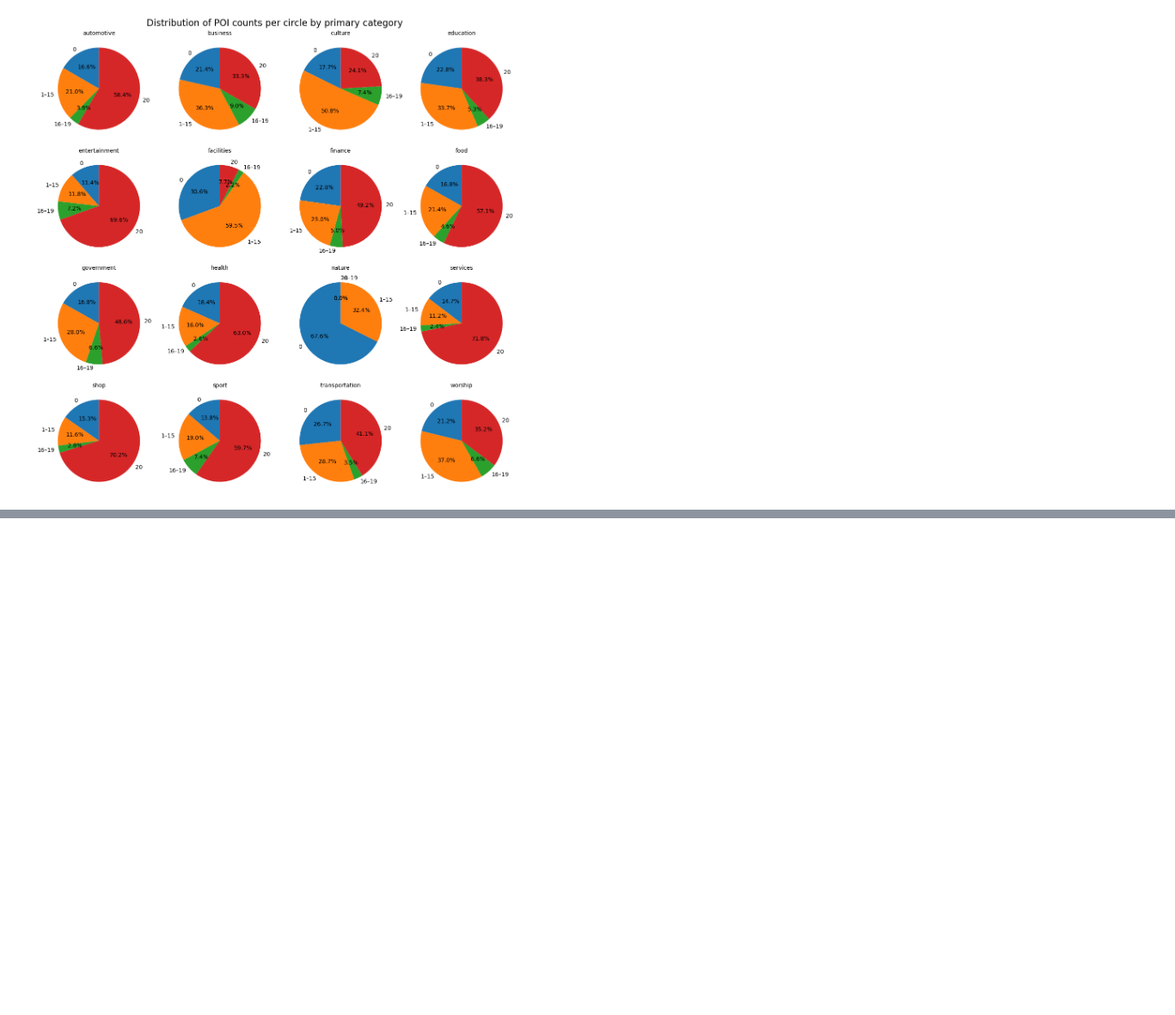
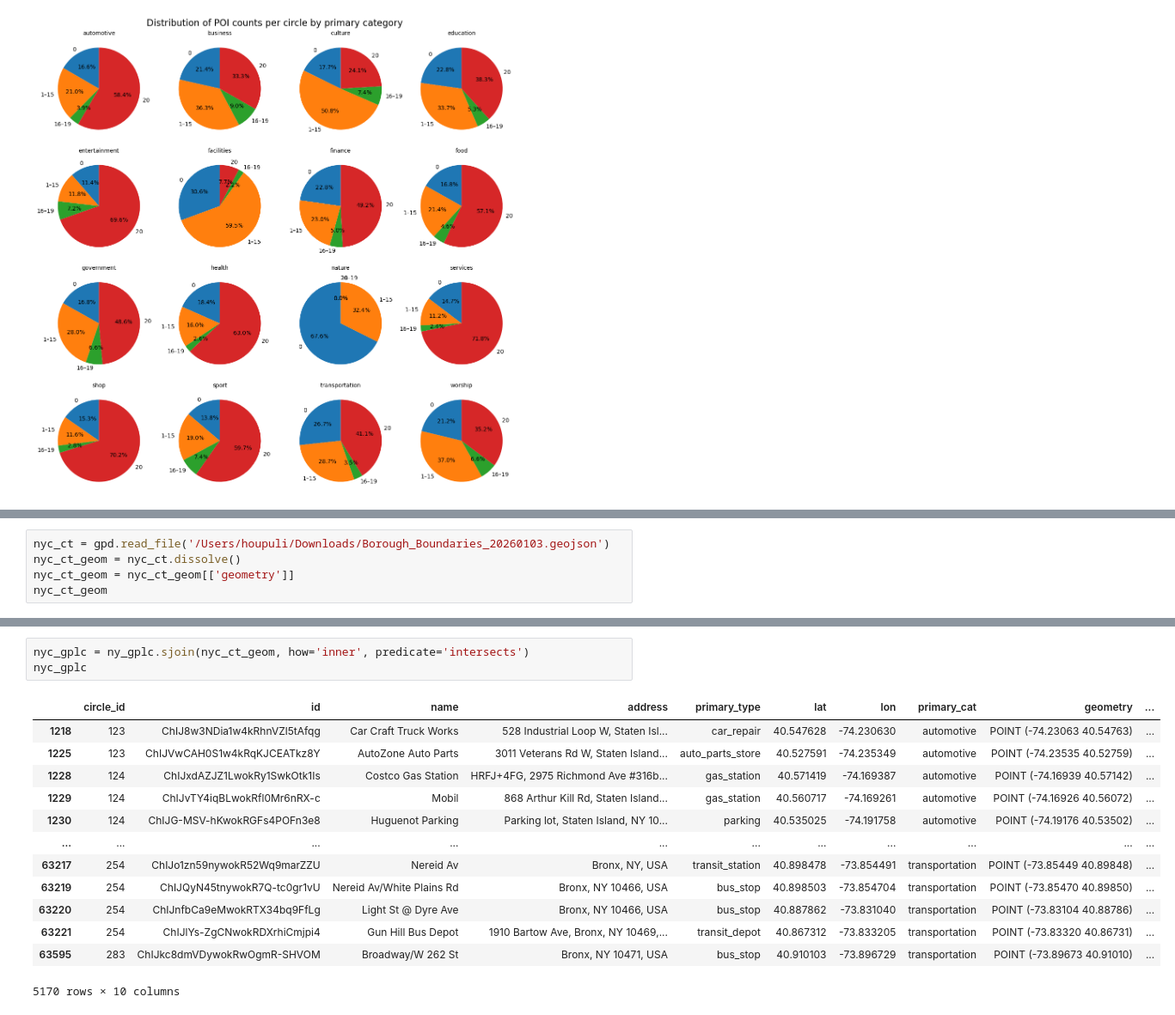
Before and after one commit to HOUPU1993/POI-study, a Jupyter notebook: POI_study.ipynb, the cells around one changed output, grey strips where cells are left out. Shown at 86% size. Drawn from its saved outputs; the diff is of its cells as text; blank space fills up the shorter version.

```diff
--- a/POI_study.ipynb
+++ b/POI_study.ipynb
@@ -4323,0 +4345,5 @@ thresholds
+# %%
+nyc_ct = gpd.read_file('/Users/houpuli/Downloads/Borough_Boundaries_20260103.geojson')
+nyc_ct_geom = nyc_ct.dissolve()
+nyc_ct_geom = nyc_ct_geom[['geometry']]
+nyc_ct_geom
@@ -4323,0 +4369,17 @@ thresholds
+# %%
+nyc_gplc = ny_gplc.sjoin(nyc_ct_geom, how='inner', predicate='intersects')
+nyc_gplc
+# %% [output]
+|  | circle_id | id | name | address | primary_type | lat | lon | primary_cat | geometry | ... |
+| 1218 | 123 | ChIJ8w3NDia1w4kRhnVZl5tAfqg | Car Craft Truck Works | 528 Industrial Loop W, Staten Isl... | car_repair | 40.547628 | -74.230630 | automotive | POINT (-74.23063 40.54763) | ... |
+| 1225 | 123 | ChIJVwCAH0S1w4kRqKJCEATkz8Y | AutoZone Auto Parts | 3011 Veterans Rd W, Staten Island... | auto_parts_store | 40.527591 | -74.235349 | automotive | POINT (-74.23535 40.52759) | ... |
+| 1228 | 124 | ChIJxdAZJZ1LwokRy1SwkOtk1Is | Costco Gas Station | HRFJ+4FG, 2975 Richmond Ave #316b... | gas_station | 40.571419 | -74.169387 | automotive | POINT (-74.16939 40.57142) | ... |
+| 1229 | 124 | ChIJvTY4iqBLwokRfl0Mr6nRX-c | Mobil | 868 Arthur Kill Rd, Staten Island... | gas_station | 40.560717 | -74.169261 | automotive | POINT (-74.16926 40.56072) | ... |
+| 1230 | 124 | ChIJG-MSV-hKwokRGFs4POFn3e8 | Huguenot Parking | Parking lot, Staten Island, NY 10... | parking | 40.535025 | -74.191758 | automotive | POINT (-74.19176 40.53502) | ... |
+| ... | ... | ... | ... | ... | ... | ... | ... | ... | ... | ... |
+| 63217 | 254 | ChIJo1zn59nywokR52Wq9marZZU | Nereid Av | Bronx, NY, USA | transit_station | 40.898478 | -73.854491 | transportation | POINT (-73.85449 40.89848) | ... |
+| 63219 | 254 | ChIJQyN45tnywokR7Q-tc0gr1vU | Nereid Av/White Plains Rd | Bronx, NY 10466, USA | bus_stop | 40.898503 | -73.854704 | transportation | POINT (-73.85470 40.89850) | ... |
+| 63220 | 254 | ChIJnfbCa9eMwokRTX34bq9FfLg | Light St @ Dyre Ave | Bronx, NY 10466, USA | bus_stop | 40.887862 | -73.831040 | transportation | POINT (-73.83104 40.88786) | ... |
+| 63221 | 254 | ChIJlYs-ZgCNwokRDXrhiCmjpi4 | Gun Hill Bus Depot | 1910 Bartow Ave, Bronx, NY 10469,... | transit_depot | 40.867312 | -73.833205 | transportation | POINT (-73.83320 40.86731) | ... |
+| 63595 | 283 | ChIJkc8dmVDywokRwOgmR-SHVOM | Broadway/W 262 St | Bronx, NY 10471, USA | bus_stop | 40.910103 | -73.896729 | transportation | POINT (-73.89673 40.91010) | ... |
+5170 rows × 10 columns
```
Also changed, not shown: parts of 11 cells of this notebook.
